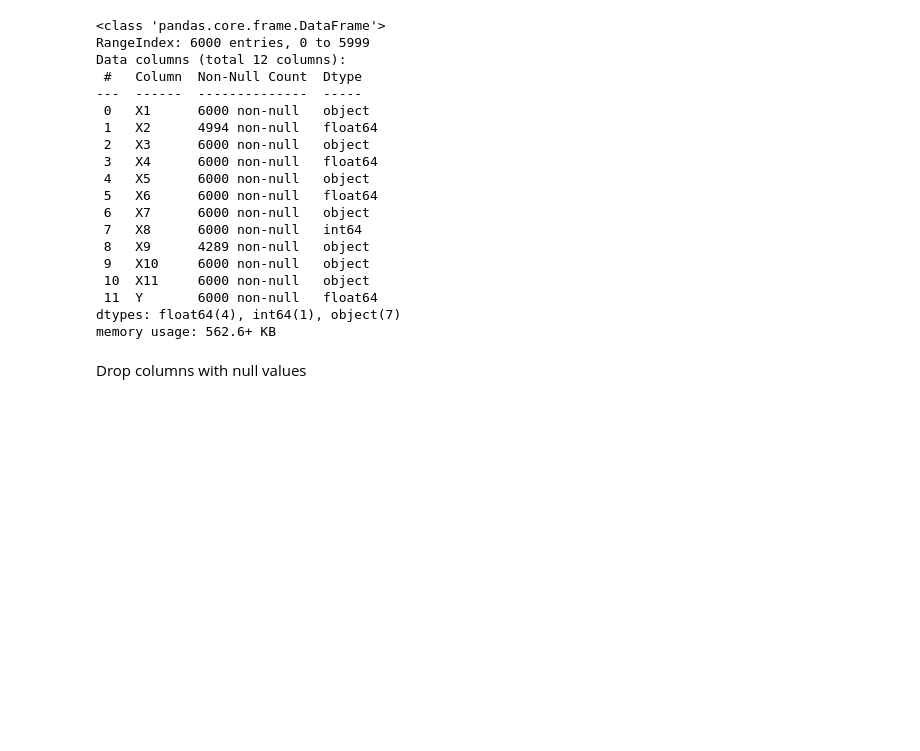
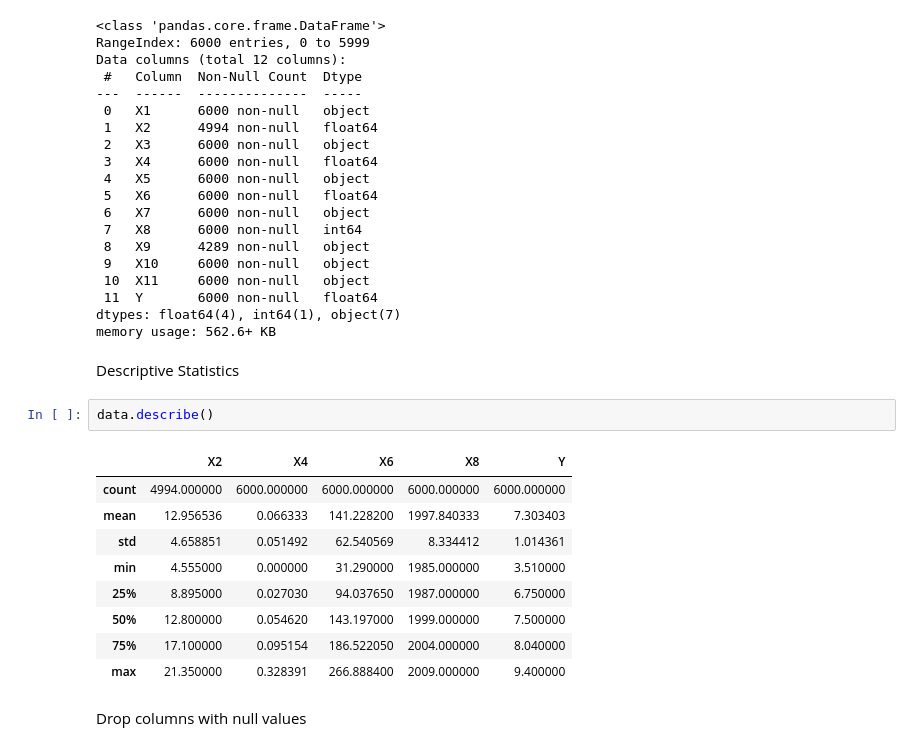
Before and after one commit to reda1609/AI-Talents-League, a Jupyter notebook: Round 1/main.ipynb, the cells around one changed output. Drawn from its saved outputs; the diff is of its cells as text; blank space fills up the shorter version.

```diff
--- a/Round 1/main.ipynb
+++ b/Round 1/main.ipynb
@@ -59,6 +60,20 @@ Data columns (total 12 columns):
  11  Y       6000 non-null   float64
 dtypes: float64(4), int64(1), object(7)
 memory usage: 562.6+ KB
+# %% [markdown]
+Descriptive Statistics
+# %%
+data.describe()
+# %% [output]
+|  | X2 | X4 | X6 | X8 | Y |
+| count | 4994.000000 | 6000.000000 | 6000.000000 | 6000.000000 | 6000.000000 |
+| mean | 12.956536 | 0.066333 | 141.228200 | 1997.840333 | 7.303403 |
+| std | 4.658851 | 0.051492 | 62.540569 | 8.334412 | 1.014361 |
+| min | 4.555000 | 0.000000 | 31.290000 | 1985.000000 | 3.510000 |
+| 25% | 8.895000 | 0.027030 | 94.037650 | 1987.000000 | 6.750000 |
+| 50% | 12.800000 | 0.054620 | 143.197000 | 1999.000000 | 7.500000 |
+| 75% | 17.100000 | 0.095154 | 186.522050 | 2004.000000 | 8.040000 |
+| max | 21.350000 | 0.328391 | 266.888400 | 2009.000000 | 9.400000 |
 # %% [markdown]
 Drop columns with null values
 # %%
```
Also changed, not shown: parts of 19 cells of this notebook.
